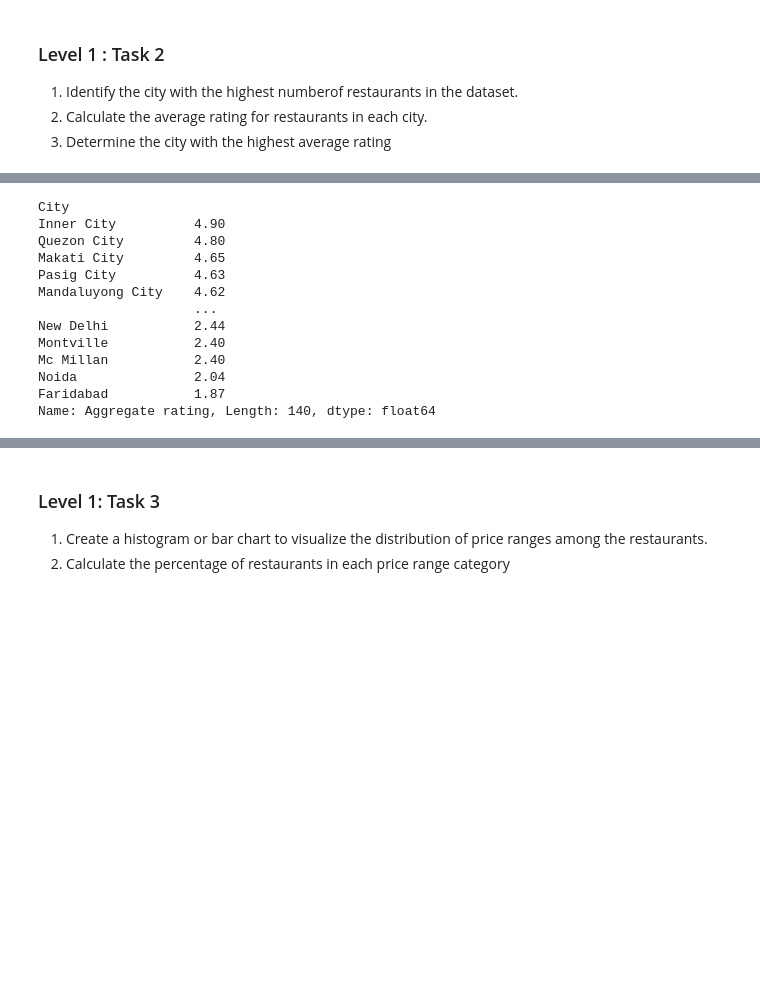
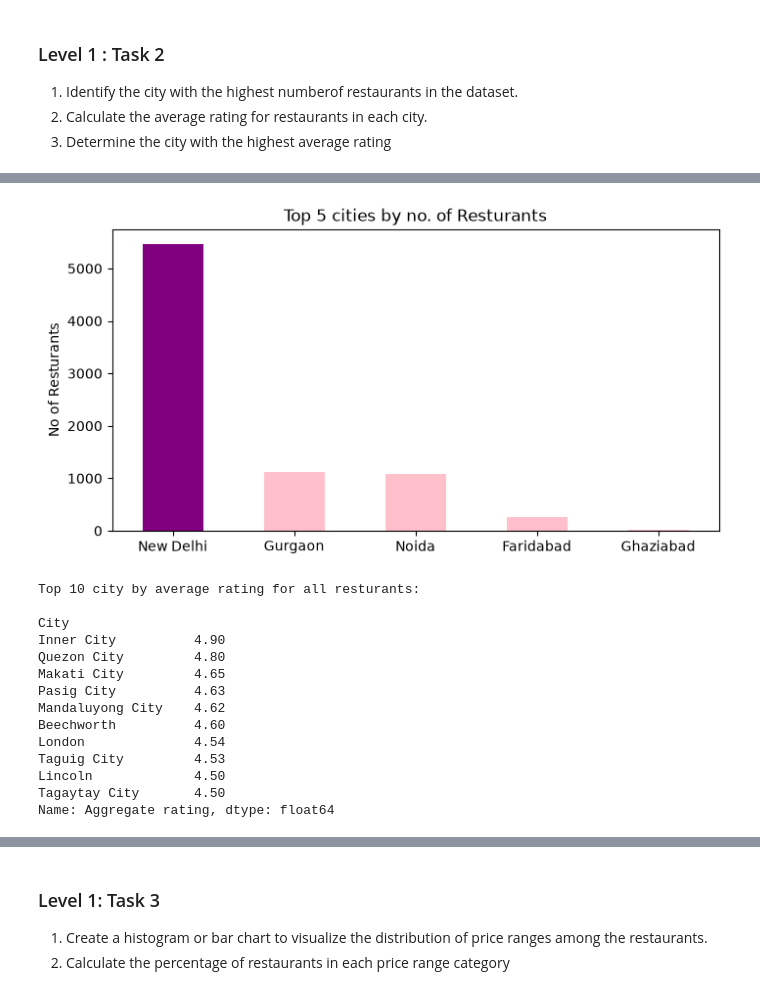
Before and after one commit to sahbimlesh007/Cognifyz-IT-Solutions, a Jupyter notebook: Level_1.ipynb, the cells around one changed output, grey strips where cells are left out. Drawn from its saved outputs; the diff is of its cells as text; code cells hidden in the pictures; blank space fills up the shorter version.

```diff
--- a/Level_1.ipynb
+++ b/Level_1.ipynb
@@ -202,20 +211,39 @@ Name: Restaurant Name, dtype: int64
+# %%
+plt.figure(figsize=(8,4))
+city_count.head(5).plot(kind ='bar', color = ['purple', 'pink', 'pink', 'pink', 'pink'])
+plt.xticks(rotation = 0)
+plt.title('Top 5 cities by no. of Resturants')
+plt.ylabel('No of Resturants')
+plt.xlabel('')
+
+plt.savefig('Images/Level_1_assests/Top 5 cities by no. of Resturants.png', dpi=500, bbox_inches='tight')
+
+plt.show()
+# %% [output]
+[figure, added]
 # %%
 # 2. Calculate the average rating for restaurants in each city.
 
-
-avg_rating = df.groupby('City')['Aggregate rating'].mean().sort_values(ascending=False)
-print(avg_rating.round(2))
+avg_rating = (
+    df.groupby("City")["Aggregate rating"]
+    .mean()
+    .sort_values(ascending=False)
+    .head(10)
+    .round(2)
+)
+print(f"Top 10 city by average rating for all resturants:\n\n{avg_rating}")
 # %% [output]
+Top 10 city by average rating for all resturants:
+
 City
 Inner City          4.90
 Quezon City         4.80
 Makati City         4.65
 Pasig City          4.63
 Mandaluyong City    4.62
-                    ...
-New Delhi           2.44
-Montville           2.40
-Mc Millan           2.40
-Noida               2.04
-Faridabad           1.87
-Name: Aggregate rating, Length: 140, dtype: float64
+Beechworth          4.60
+London              4.54
+Taguig City         4.53
+Lincoln             4.50
+Tagaytay City       4.50
+Name: Aggregate rating, dtype: float64
```
Also changed, not shown: parts of 38 cells of this notebook, 7 other files.
